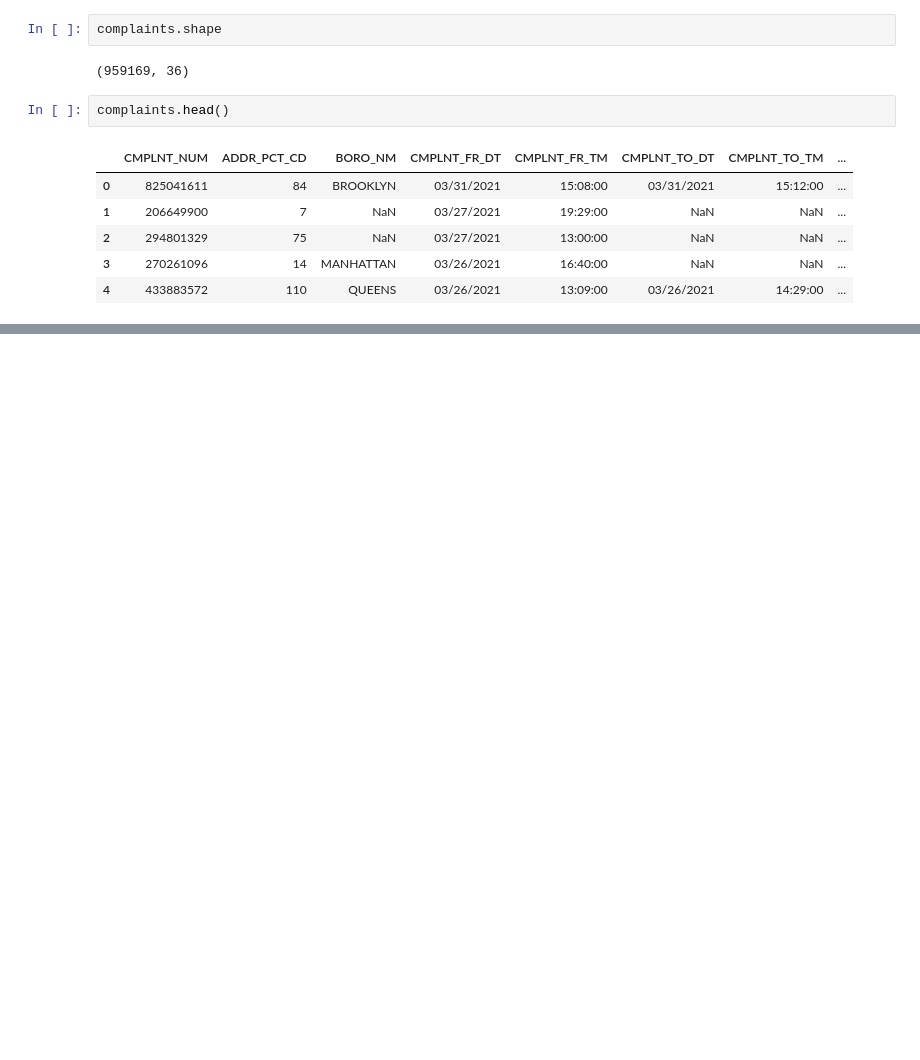
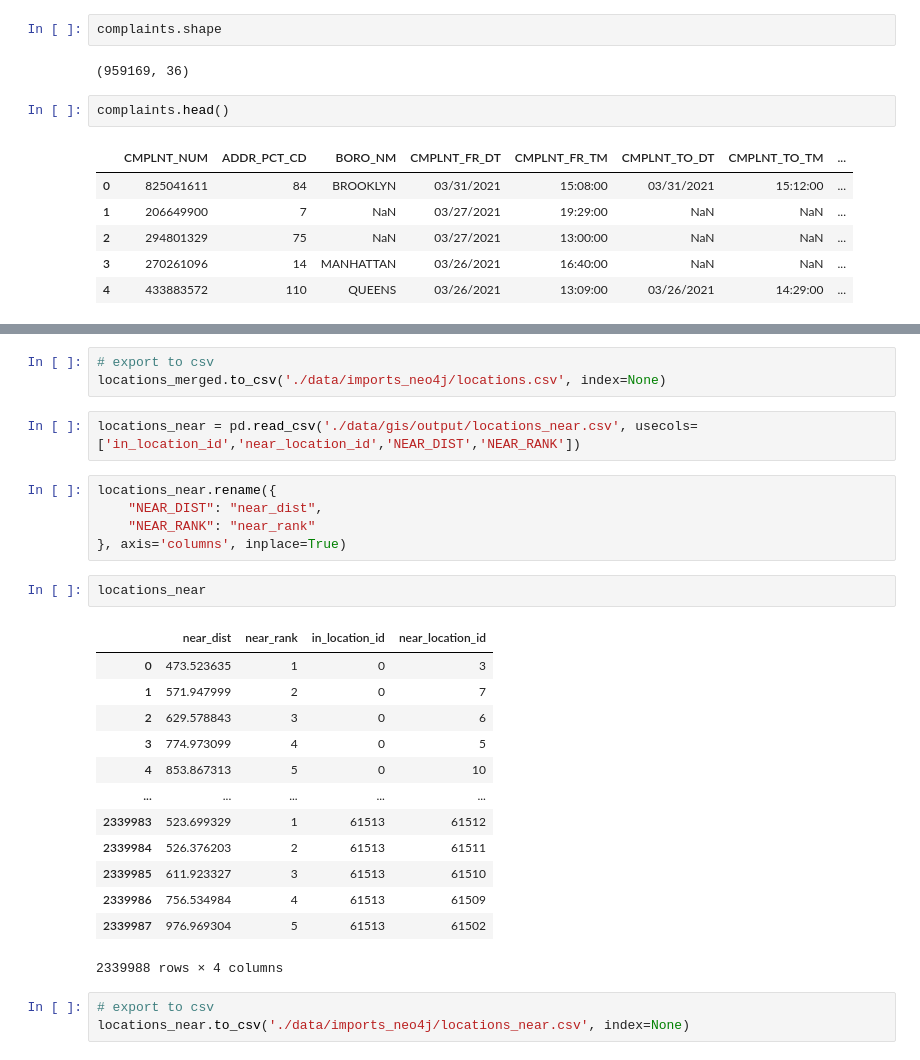
Before and after one commit to nick-occ/dsba-6520-project, a Jupyter notebook: eda.ipynb, the cells around one changed output, grey strips where cells are left out. Saved outputs shown, nothing was run; the diff lists cells and outputs as text; blank space fills up the shorter version.

```diff
--- a/eda.ipynb
+++ b/eda.ipynb
@@ -143,0 +653,29 @@ pd.DataFrame(complaints.loc[(complaints.BORO_NM == 'BRONX') & (complaints.LAW_CA
+# %%
+# export to csv
+locations_merged.to_csv('./data/imports_neo4j/locations.csv', index=None)
+# %%
+locations_near = pd.read_csv('./data/gis/output/locations_near.csv', usecols=['in_location_id','near_location_id','NEAR_DIST','NEAR_RANK'])
+# %%
+locations_near.rename({
+    "NEAR_DIST": "near_dist",
+    "NEAR_RANK": "near_rank"
+}, axis='columns', inplace=True)
+# %%
+locations_near
+# %% [output]
+|  | near_dist | near_rank | in_location_id | near_location_id |
+| 0 | 473.523635 | 1 | 0 | 3 |
+| 1 | 571.947999 | 2 | 0 | 7 |
+| 2 | 629.578843 | 3 | 0 | 6 |
+| 3 | 774.973099 | 4 | 0 | 5 |
+| 4 | 853.867313 | 5 | 0 | 10 |
+| ... | ... | ... | ... | ... |
+| 2339983 | 523.699329 | 1 | 61513 | 61512 |
+| 2339984 | 526.376203 | 2 | 61513 | 61511 |
+| 2339985 | 611.923327 | 3 | 61513 | 61510 |
+| 2339986 | 756.534984 | 4 | 61513 | 61509 |
+| 2339987 | 976.969304 | 5 | 61513 | 61502 |
+2339988 rows × 4 columns
+# %%
+# export to csv
+locations_near.to_csv('./data/imports_neo4j/locations_near.csv', index=None)
```
Also changed, not shown: parts of 82 cells of this notebook.
